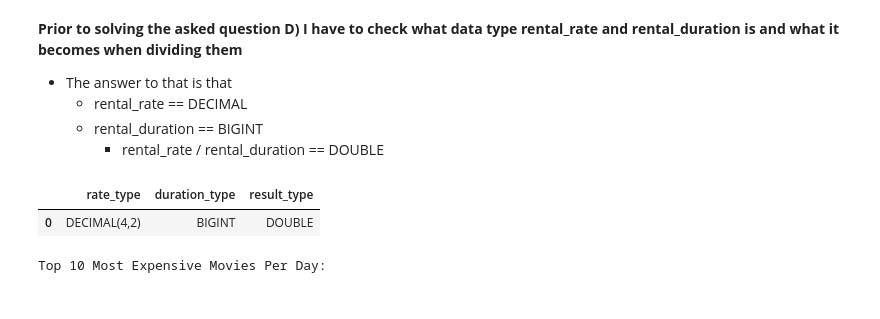
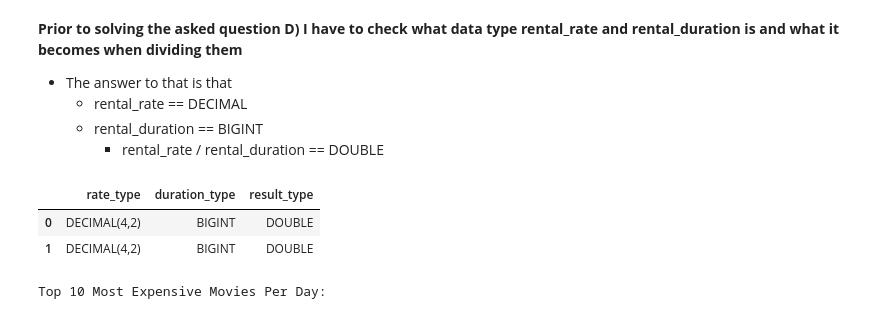
Before and after one commit to JohnnyHyytiainen/lab_sql_DE25_johnny_hyytiainen, a Jupyter notebook: notebooks/lab_sql_sakila_EDA.ipynb, the cells around one changed output. Saved outputs shown, nothing was run; the diff lists cells and outputs as text; code cells hidden in the pictures.

```diff
--- a/notebooks/lab_sql_sakila_EDA.ipynb
+++ b/notebooks/lab_sql_sakila_EDA.ipynb
@@ -216,22 +254,23 @@ df_c
 # %%
 # Kod: Engelska
 # Kommentarer: Svenska
 # Steg 1. Kolla vad för DATA TYPE rental_rate och rental_duration har.
 con.sql("""
 SELECT
     typeof(rental_rate) AS rate_type,
     typeof(rental_duration) AS duration_type,
     typeof(rental_rate / rental_duration) AS result_type
 FROM staging.film
-LIMIT 1;
+LIMIT 2;
 """).df()
 
 # rental_rate == DECIMAL
 # rental_duration == BIGINT
 # rental_rate / rental_duration == DOUBLE
 # %% [output]
 |  | rate_type | duration_type | result_type |
 | 0 | DECIMAL(4,2) | BIGINT | DOUBLE |
+| 1 | DECIMAL(4,2) | BIGINT | DOUBLE |
 # %%
 # Kod: Engelska
 # Kommentarer: Svenska
```
Also changed, not shown: parts of 16 cells of this notebook.
